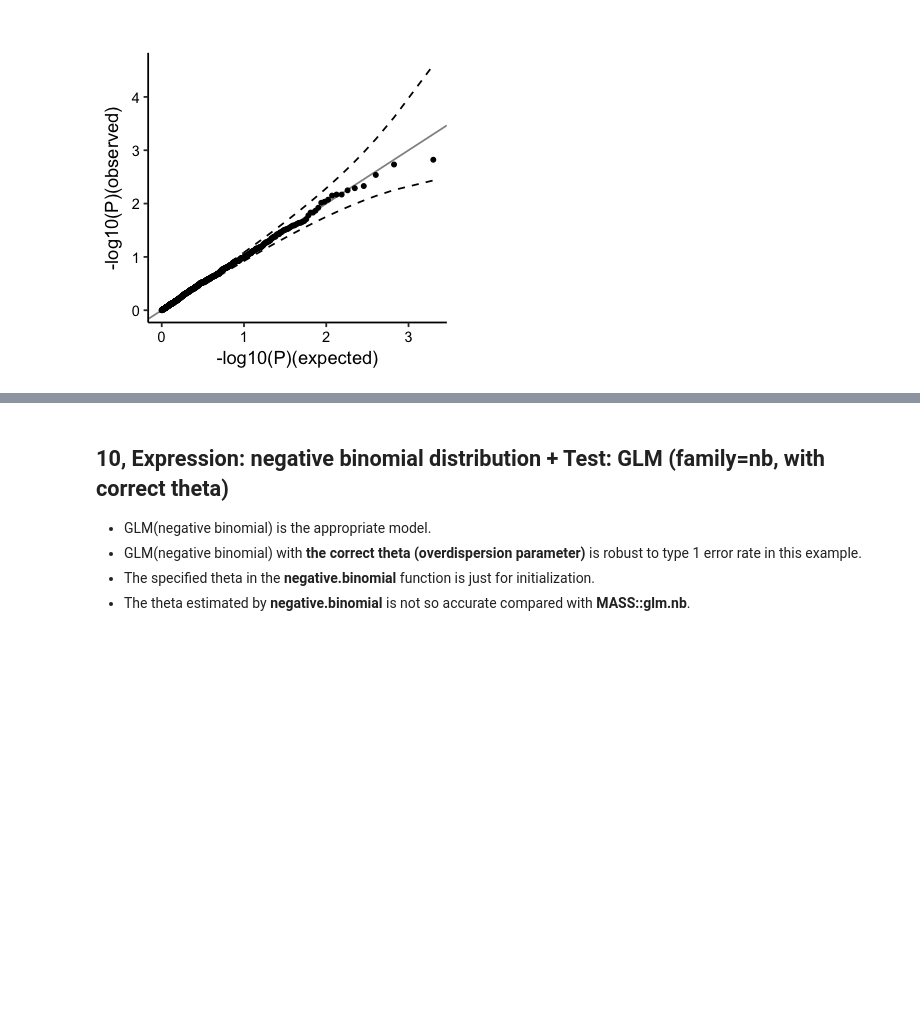
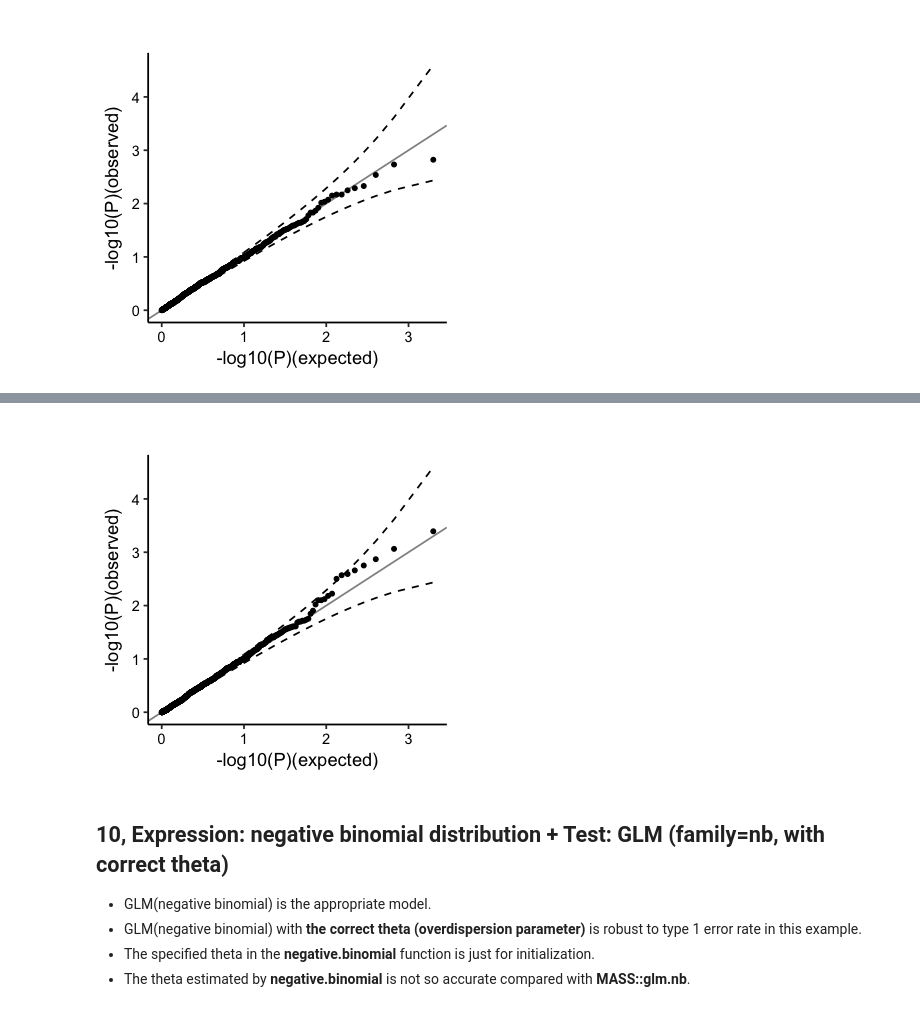
Before and after one commit to kaz-ishigaki/Misc, a Jupyter notebook: L02_pvalue_distribution.ipynb, the cells around one changed output, grey strips where cells are left out. Saved outputs shown, nothing was run; the diff lists cells and outputs as text; code cells hidden in the pictures; blank space fills up the shorter version.

```diff
--- a/L02_pvalue_distribution.ipynb
+++ b/L02_pvalue_distribution.ipynb
@@ -608,3 +653,34 @@ df %>% ggplot() +
+# %%
+#QQ plot
+permuted_p <- -log10(sort(all_pvalue))
+
+n <- length(permuted_p)
+ci = 0.95
+expected = -log10(ppoints(n))
+clower   = -log10(qbeta(p = (1 - ci) / 2, shape1 = 1:n, shape2 = n:1))
+cupper   = -log10(qbeta(p = (1 + ci) / 2, shape1 = 1:n, shape2 = n:1))
+
+df <- data.frame(observed=permuted_p,expected,clower,cupper)
+
+options(repr.plot.width=3, repr.plot.height=3)
+
+df %>% ggplot() +
+    geom_point(aes(x=expected, y=observed), size = 1) +
+    geom_abline(intercept = 0, slope = 1, alpha = 0.5) +
+    geom_line(aes(expected, cupper), linetype = 2) +
+    geom_line(aes(expected, clower), linetype = 2) +
+    theme_bw() +
+    theme(legend.title=element_blank()) +
+    labs(x="-log10(P)(expected)",y="-log10(P)(observed)",title="") +
+    #scale_color_manual(values=c("magenta2","deepskyblue2")) +
+    scale_color_npg(name="") +
+    #scale_y_continuous(limits=c(0,5)) +
+    theme(strip.background = element_blank()) +
+    theme( axis.line = element_line(colour = "black"), axis.text=element_text(colour="black") ) +
+    theme( panel.grid.major = element_blank(), panel.grid.minor = element_blank() ) +
+    theme( panel.border = element_blank(), panel.background = element_blank() )
+# %% [output]
+[figure, added]
 # %% [markdown]
 ## 10, Expression: negative binomial distribution + Test: GLM (family=nb, with correct theta)
 - GLM(negative binomial) is the appropriate model.
```
Also changed, not shown: parts of 6 cells of this notebook.
